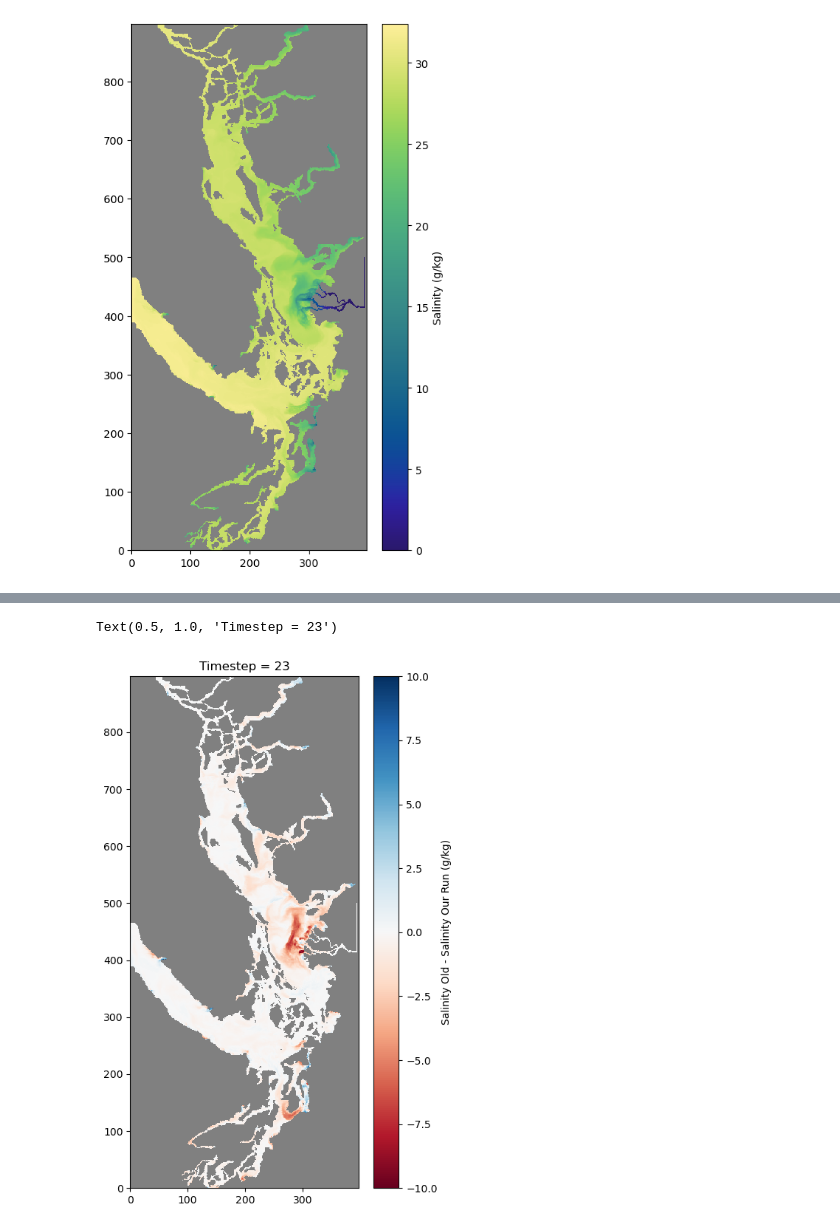
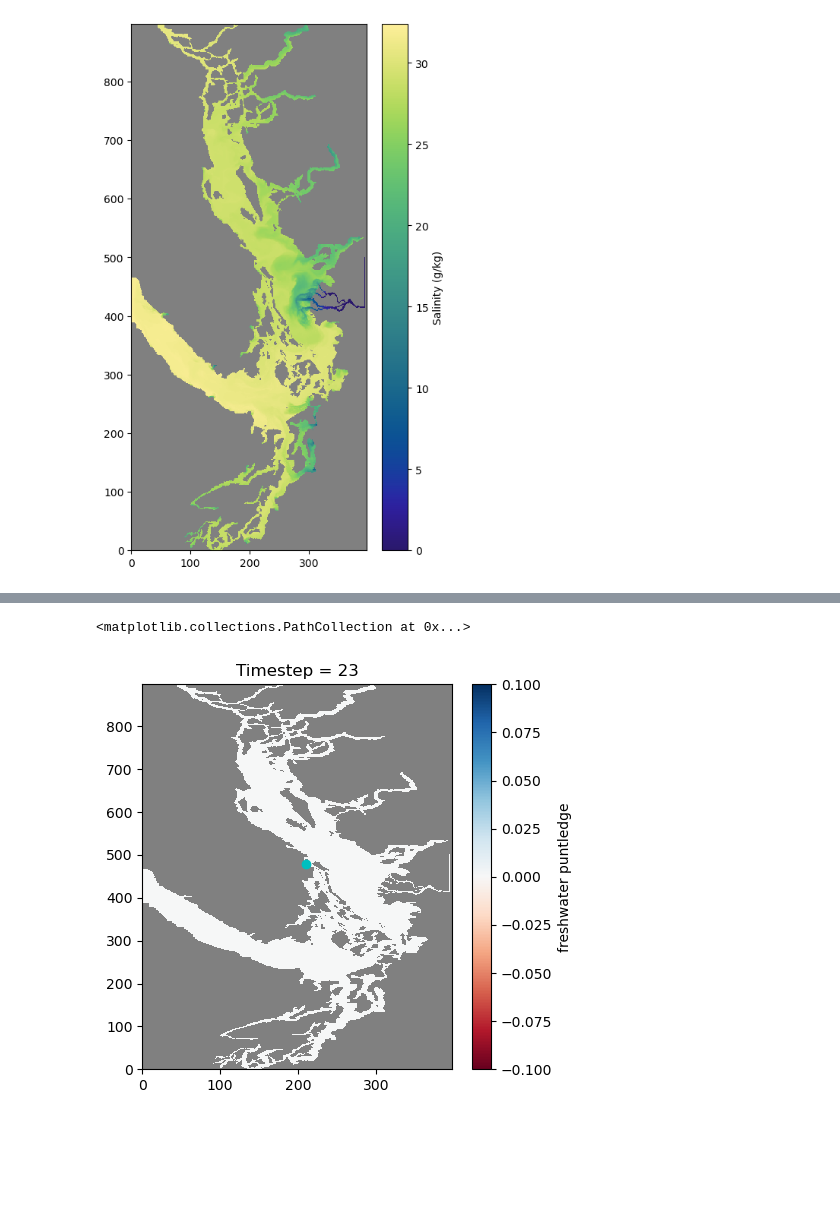
Before and after one commit to SalishSeaCast/analysis-cassidy, a Jupyter notebook: notebooks/river_dye_trace/look_at_results.ipynb, the cells around one changed output, grey strips where cells are left out. Drawn from its saved outputs; the diff is of its cells as text; code cells hidden in the pictures; blank space fills up the shorter version.

```diff
--- a/notebooks/river_dye_trace/look_at_results.ipynb
+++ b/notebooks/river_dye_trace/look_at_results.ipynb
@@ -59 +63,4 @@ phys_fix = xr.open_dataset('SalishSea_1h_20230301_20230301_grid_T.nc')
+# %%
+fw_rivers = xr.open_dataset('01mar23_riv_outputs/SalishSea_1h_20230301_20230301_rivr_T.nc')
+fw_rivers02 = xr.open_dataset('01mar23_riv_outputs/SalishSea_1h_20230301_20230301_rivr_T.nc')
 # %%
@@ -173,14 +298,20 @@ Text(0.5, 1.0, 'Timestep = 20')
 # %%
 tstep = 23
 
 cmap = mpl.colormaps['RdBu']
 cmap.set_bad('gray')
-fig, ax = plt.subplots(1, 1, figsize=(5, 9))
-salinity = np.ma.masked_array(phys_old.vosaline[tstep, 0] - phys_new.vosaline[tstep, 0], mask=tmask[0])
-colours = ax.pcolormesh(salinity, cmap=cmap, vmin=-10,vmax=10)
+fig, ax = plt.subplots(1, 1, figsize=(5, 5))
+freshwater = np.ma.masked_array(fw_rivers02.nanaimo_river[tstep, 0], mask=tmask[0])
+colours = ax.pcolormesh(freshwater, cmap=cmap)
 cb = fig.colorbar(colours, ax=ax)
-cb.set_label('Salinity Old - Salinity Our Run (g/kg)')
+cb.set_label('freshwater puntledge')
 ax.set_title('Timestep = {}'.format(str(tstep)))
+ax.scatter(rivers.prop_dict['evi_s']['Nanaimo1']['j'],rivers.prop_dict['evi_s']['Nanaimo1']['i'],color='c')
+# ax.set_ylim(Puntledge[0], Puntledge[1])
+# ax.set_xlim(Puntledge[2], Puntledge[3])
+
+# ax.set_ylim(200, 300)
+# ax.set_xlim(150, 250)
 # %% [output]
-Text(0.5, 1.0, 'Timestep = 23')
+<matplotlib.collections.PathCollection at 0x...>
-[figure, old version]
+[figure, new version]
```
Also changed, not shown: parts of 28 cells of this notebook.
